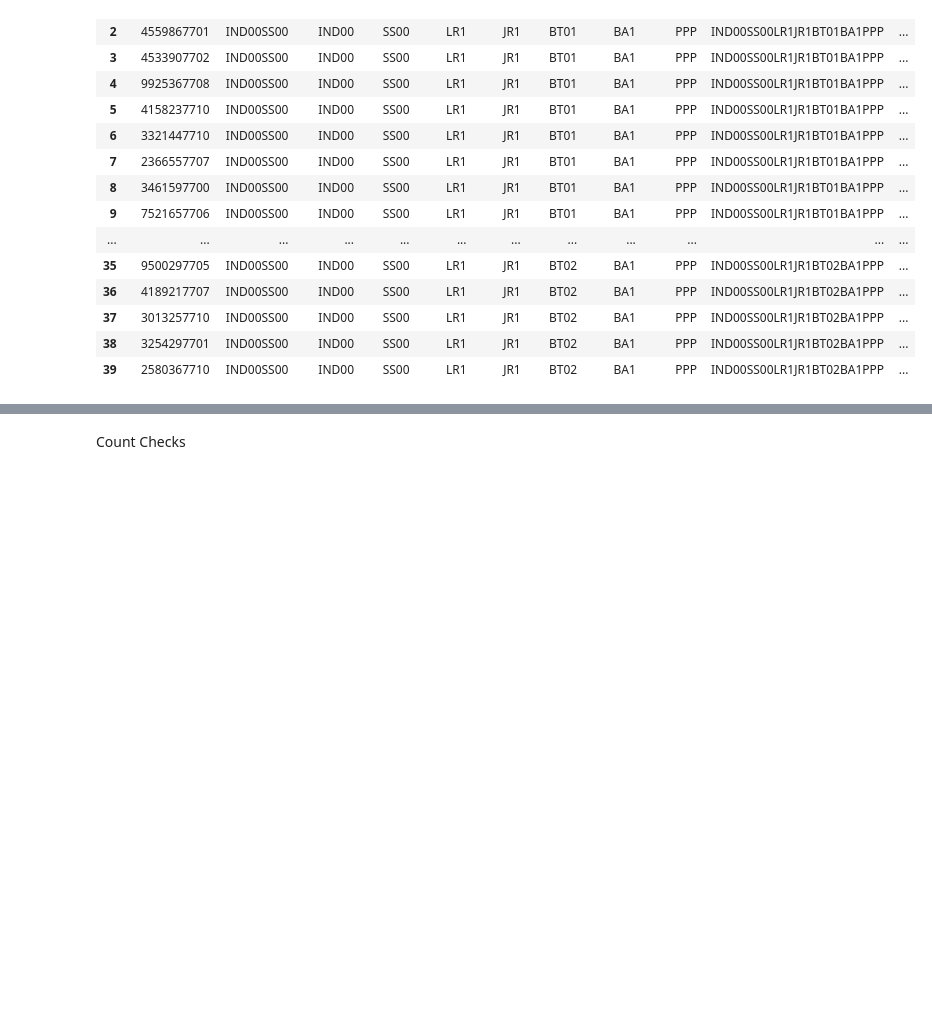
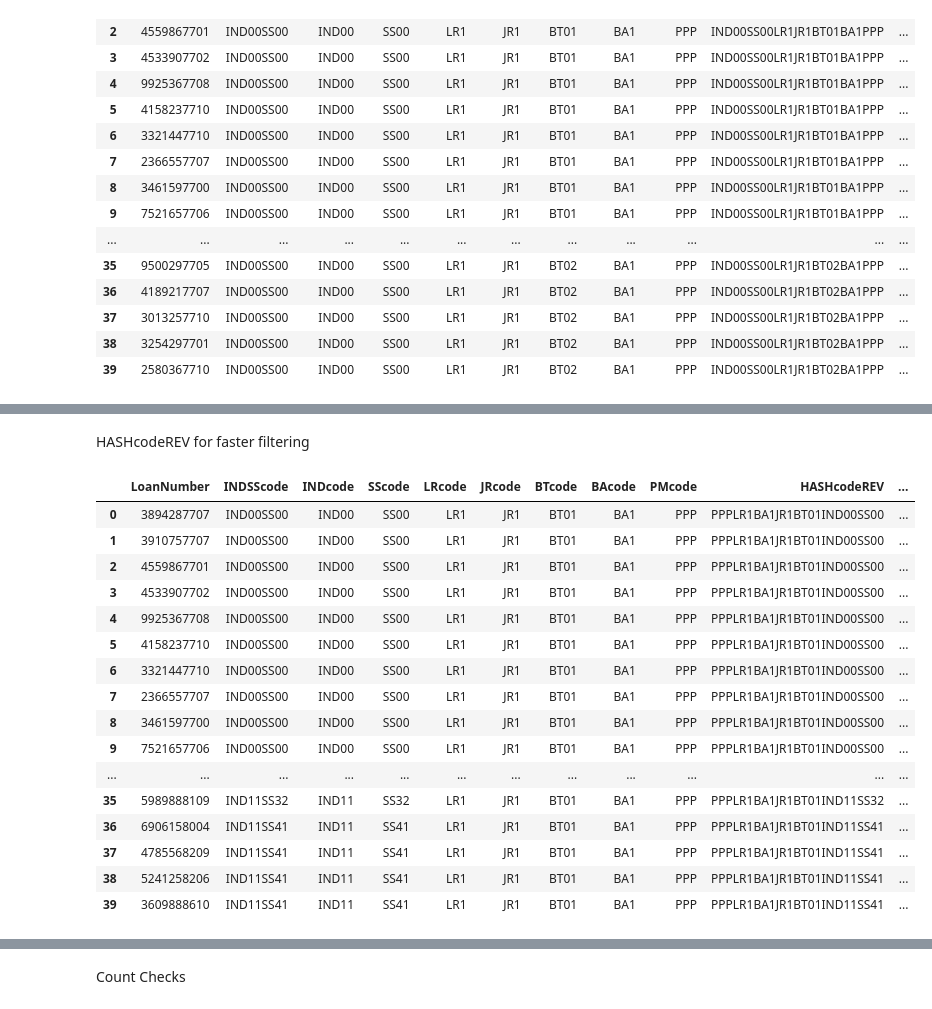
Before and after one commit to cspence001/mapdata_finalization_notebooks, a Jupyter notebook: main_hashing23.ipynb, the cells around one changed output, grey strips where cells are left out. Drawn from its saved outputs; the diff is of its cells as text; code cells hidden in the pictures; blank space fills up the shorter version.

```diff
--- a/main_hashing23.ipynb
+++ b/main_hashing23.ipynb
@@ -341,6 +354,8 @@ ppp_df_23_hash["INDSScode"] = ppp_df_23_hash["INDcode"]  + ppp_df_23_hash["SScod
 
 # Loan Range, Business Type, JobRange, Industry, Subsector, ProcessingMethod
 ppp_df_23_hash["HASHcodePM"] = ppp_df_23_hash["INDcode"] + ppp_df_23_hash["SScode"] + ppp_df_23_hash['LRcode']  + ppp_df_23_hash['JRcode'] + ppp_df_23_hash['BTcode'] + ppp_df_23_hash['BAcode'] + ppp_df_23_hash["PMcode"]
+ppp_df_23_hash["HASHcodeREV"] = ppp_df_23_hash["PMcode"] + ppp_df_23_hash['LRcode'] + ppp_df_23_hash['BAcode'] + ppp_df_23_hash['JRcode'] + ppp_df_23_hash['BTcode'] + ppp_df_23_hash["INDSScode"]
+
 # Loan Range, Business Type, JobRange, Industry, Subsector, ProcessingMethod, Nonprofit, LMI, Hubzone, RuralUrban
 #ppp_df_23_hash["HASHcodefull"] = ppp_df_23_hash["INDcode"] + ppp_df_23_hash["SScode"] + ppp_df_23_hash['LRcode']  + ppp_df_23_hash['JRcode'] + ppp_df_23_hash['BTcode'] + ppp_df_23_hash["PMcode"] + ppp_df_23_hash["NPcode"] + ppp_df_23_hash["LMIcode"] + ppp_df_23_hash["HZcode"]  + ppp_df_23_hash["RUcode"]
 #ppp_df_23_hash["HASHcodePMr"] = ppp_df_23_hash["PMcode"] + ppp_df_23_hash['LRcode'] + ppp_df_23_hash['BAcode'] + ppp_df_23_hash['JRcode'] + ppp_df_23_hash['BTcode'] + ppp_df_23_hash["INDcode"] + ppp_df_23_hash["SScode"]
@@ -433,3 +405,0 @@ Name: count, dtype: int64
-# %%
-ppp_df_23_hash = pd.read_csv("../data/ppp_hash23.csv", index_col=0)
-ppp_df_23_hash.head()
@@ -472,0 +451,25 @@ ppp_df_23_hashSort.head(40)
+# %% [markdown]
+HASHcodeREV for faster filtering
+# %%
+cols1= ["LoanNumber", "INDSScode", "INDcode", "SScode", "LRcode","JRcode", "BTcode", "BAcode", "PMcode", "HASHcodeREV", "Industry", "IndustrySubsector" ]
+ppp_df_23_hashSort2 = ppp_df_23_hash[cols1]
+ppp_df_23_hashSort2 = ppp_df_23_hashSort2.sort_values(["PMcode","LRcode","BAcode","JRcode", "BTcode","INDcode", "SScode"], ascending=[True, True, True, True, True, True, True], ignore_index=True)
+ppp_df_23_hashSort2.head(40)
+# %% [output]
+|  | LoanNumber | INDSScode | INDcode | SScode | LRcode | JRcode | BTcode | BAcode | PMcode | HASHcodeREV | ... |
+| 0 | 3894287707 | IND00SS00 | IND00 | SS00 | LR1 | JR1 | BT01 | BA1 | PPP | PPPLR1BA1JR1BT01IND00SS00 | ... |
+| 1 | 3910757707 | IND00SS00 | IND00 | SS00 | LR1 | JR1 | BT01 | BA1 | PPP | PPPLR1BA1JR1BT01IND00SS00 | ... |
+| 2 | 4559867701 | IND00SS00 | IND00 | SS00 | LR1 | JR1 | BT01 | BA1 | PPP | PPPLR1BA1JR1BT01IND00SS00 | ... |
+| 3 | 4533907702 | IND00SS00 | IND00 | SS00 | LR1 | JR1 | BT01 | BA1 | PPP | PPPLR1BA1JR1BT01IND00SS00 | ... |
+| 4 | 9925367708 | IND00SS00 | IND00 | SS00 | LR1 | JR1 | BT01 | BA1 | PPP | PPPLR1BA1JR1BT01IND00SS00 | ... |
+| 5 | 4158237710 | IND00SS00 | IND00 | SS00 | LR1 | JR1 | BT01 | BA1 | PPP | PPPLR1BA1JR1BT01IND00SS00 | ... |
+| 6 | 3321447710 | IND00SS00 | IND00 | SS00 | LR1 | JR1 | BT01 | BA1 | PPP | PPPLR1BA1JR1BT01IND00SS00 | ... |
+| 7 | 2366557707 | IND00SS00 | IND00 | SS00 | LR1 | JR1 | BT01 | BA1 | PPP | PPPLR1BA1JR1BT01IND00SS00 | ... |
+| 8 | 3461597700 | IND00SS00 | IND00 | SS00 | LR1 | JR1 | BT01 | BA1 | PPP | PPPLR1BA1JR1BT01IND00SS00 | ... |
+| 9 | 7521657706 | IND00SS00 | IND00 | SS00 | LR1 | JR1 | BT01 | BA1 | PPP | PPPLR1BA1JR1BT01IND00SS00 | ... |
+| ... | ... | ... | ... | ... | ... | ... | ... | ... | ... | ... | ... |
+| 35 | 5989888109 | IND11SS32 | IND11 | SS32 | LR1 | JR1 | BT01 | BA1 | PPP | PPPLR1BA1JR1BT01IND11SS32 | ... |
+| 36 | 6906158004 | IND11SS41 | IND11 | SS41 | LR1 | JR1 | BT01 | BA1 | PPP | PPPLR1BA1JR1BT01IND11SS41 | ... |
+| 37 | 4785568209 | IND11SS41 | IND11 | SS41 | LR1 | JR1 | BT01 | BA1 | PPP | PPPLR1BA1JR1BT01IND11SS41 | ... |
+| 38 | 5241258206 | IND11SS41 | IND11 | SS41 | LR1 | JR1 | BT01 | BA1 | PPP | PPPLR1BA1JR1BT01IND11SS41 | ... |
+| 39 | 3609888610 | IND11SS41 | IND11 | SS41 | LR1 | JR1 | BT01 | BA1 | PPP | PPPLR1BA1JR1BT01IND11SS41 | ... |
```
Also changed, not shown: parts of 15 cells of this notebook, 3 other files.
